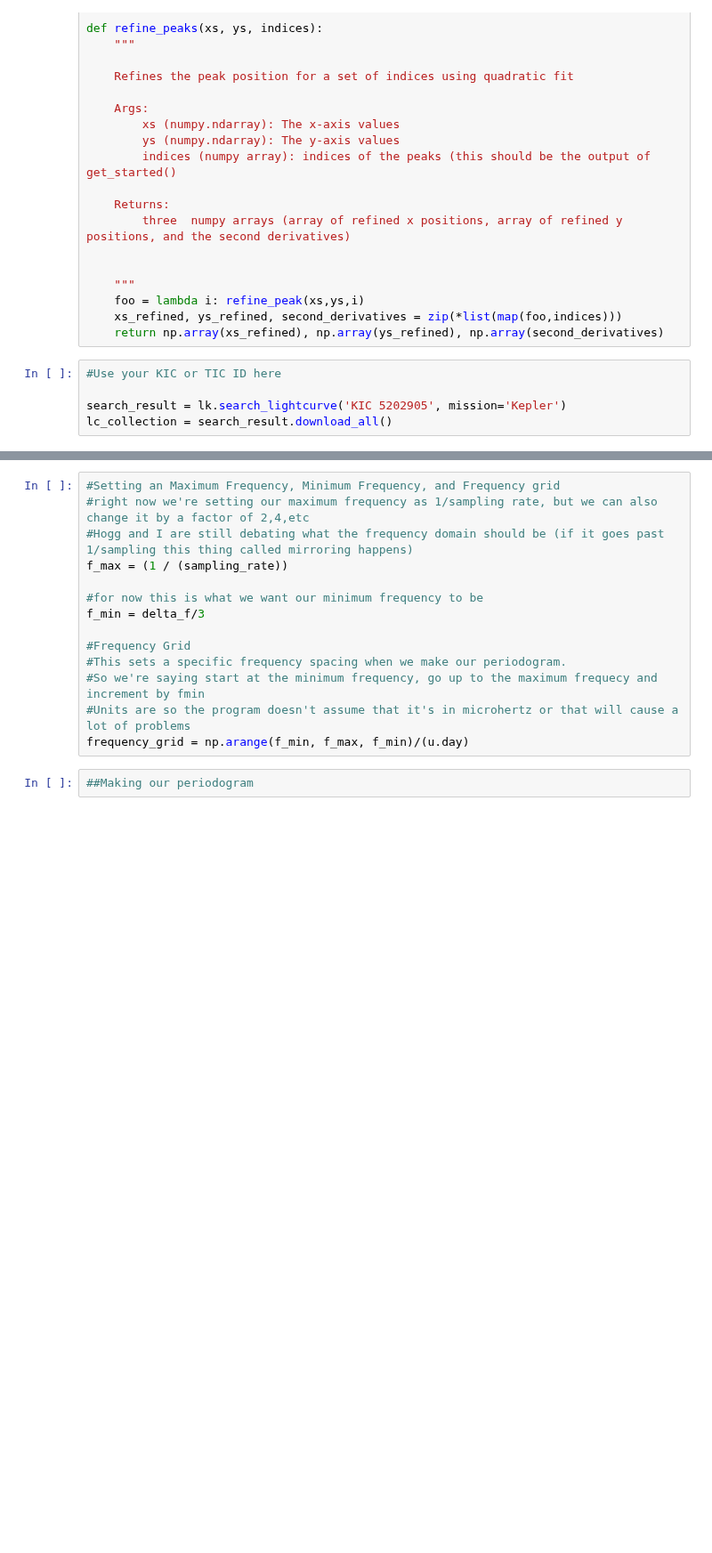
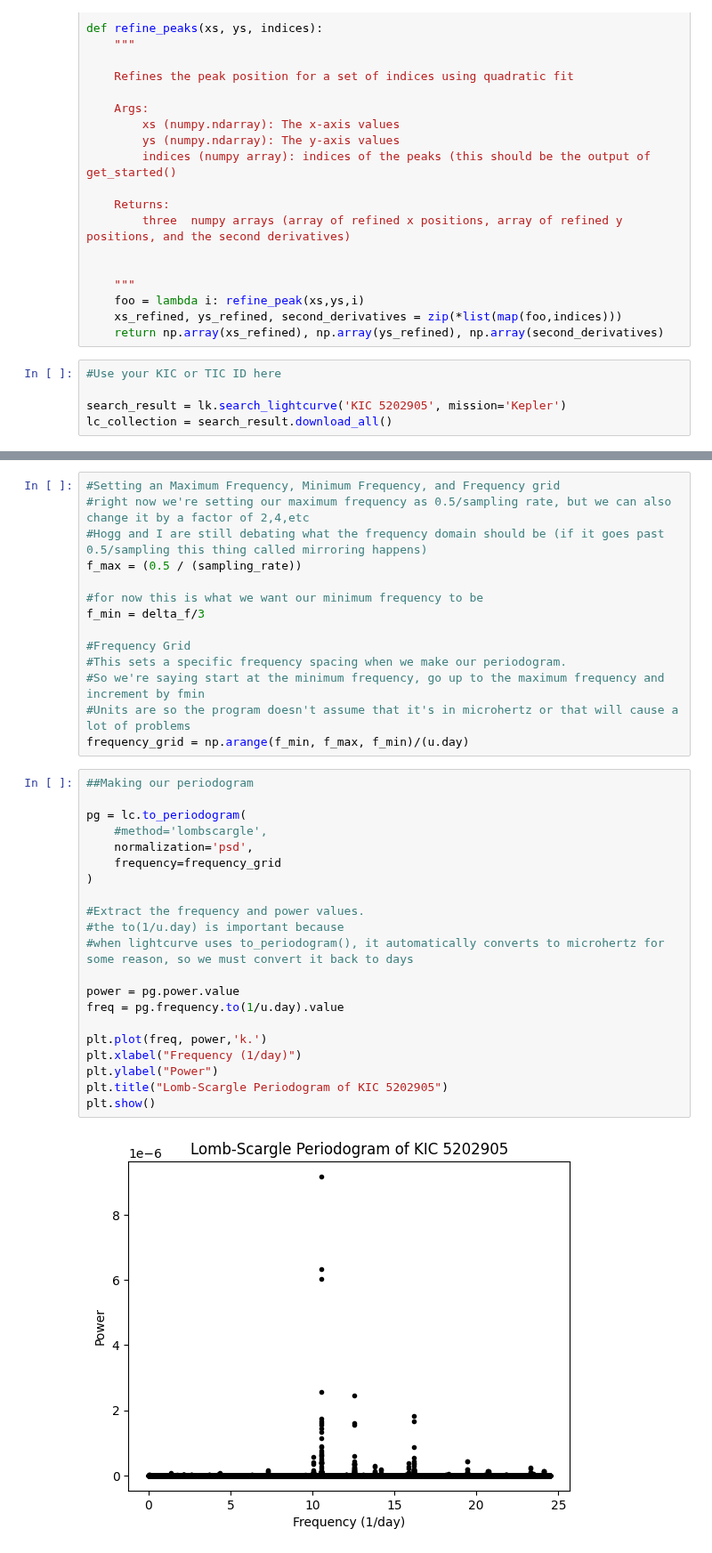
Before and after one commit to Hoggnation/cataloging_coherent_oscillators, a Jupyter notebook: SampleStarSearch.ipynb, the cells around one changed output, grey strips where cells are left out. Shown at 89% size. Drawn from its saved outputs; the diff is of its cells as text; blank space fills up the shorter version.

```diff
--- a/SampleStarSearch.ipynb
+++ b/SampleStarSearch.ipynb
@@ -176,17 +176,38 @@ print(total_observation_time,sampling_rate)
 1470.4622572100852 0.02043360086827306
 # %%
 #Setting an Maximum Frequency, Minimum Frequency, and Frequency grid
-#right now we're setting our maximum frequency as 1/sampling rate, but we can also change it by a factor of 2,4,etc
-#Hogg and I are still debating what the frequency domain should be (if it goes past 1/sampling this thing called mirroring happens)
-f_max = (1 / (sampling_rate))
+#right now we're setting our maximum frequency as 0.5/sampling rate, but we can also change it by a factor of 2,4,etc
+#Hogg and I are still debating what the frequency domain should be (if it goes past 0.5/sampling this thing called mirroring happens)
+f_max = (0.5 / (sampling_rate))
 
 #for now this is what we want our minimum frequency to be
 f_min = delta_f/3
 
 #Frequency Grid
 #This sets a specific frequency spacing when we make our periodogram.
-#So we're saying start at the minimum frequency, go up to the maximum frequecy and increment by fmin
+#So we're saying start at the minimum frequency, go up to the maximum frequency and increment by fmin
 #Units are so the program doesn't assume that it's in microhertz or that will cause a lot of problems
 frequency_grid = np.arange(f_min, f_max, f_min)/(u.day)
 # %%
 ##Making our periodogram
+
+pg = lc.to_periodogram(
+    #method='lombscargle',
+    normalization='psd',
+    frequency=frequency_grid
+)
+
+#Extract the frequency and power values.
+#the to(1/u.day) is important because
+#when lightcurve uses to_periodogram(), it automatically converts to microhertz for some reason, so we must convert it back to days
+
+power = pg.power.value
+freq = pg.frequency.to(1/u.day).value
+
+plt.plot(freq, power,'k.')
+plt.xlabel("Frequency (1/day)")
+plt.ylabel("Power")
+plt.title("Lomb-Scargle Periodogram of KIC 5202905")
+plt.show()
+# %% [output]
+[figure, added]
```
Also changed, not shown: parts of 9 cells of this notebook.
